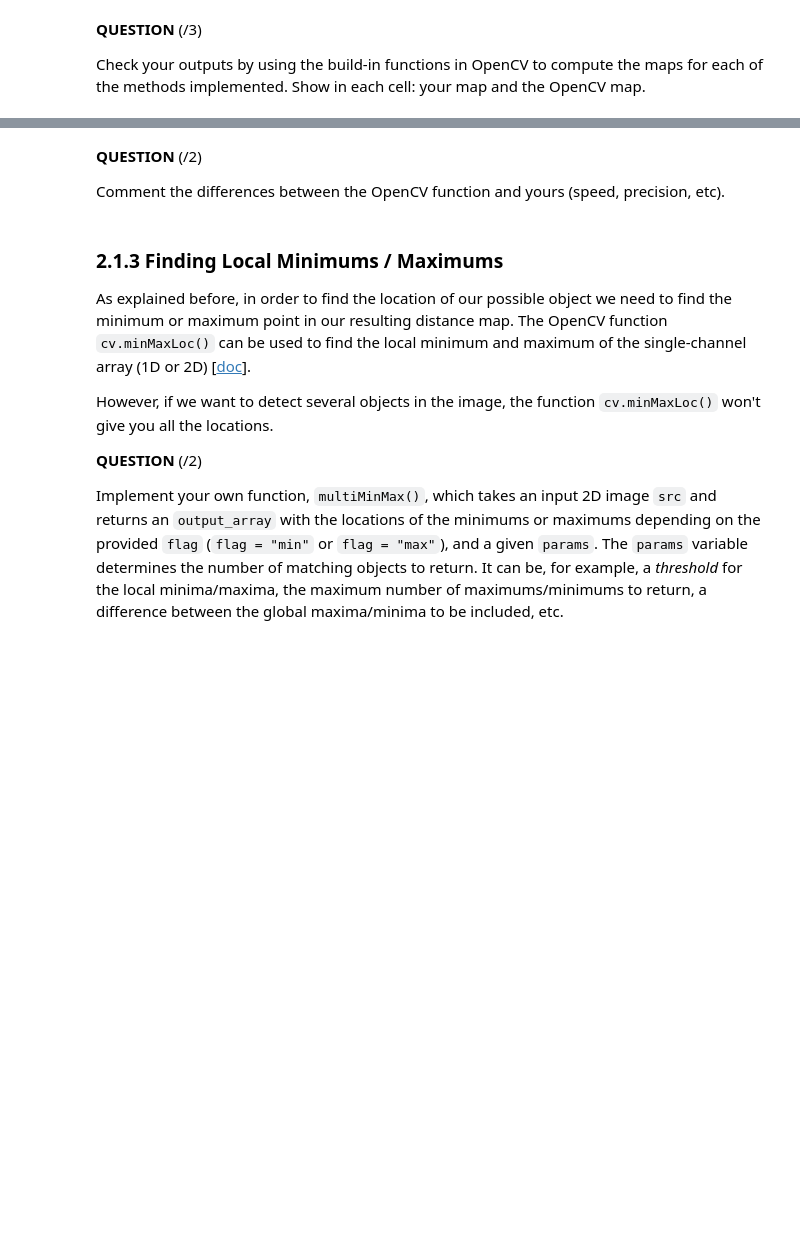
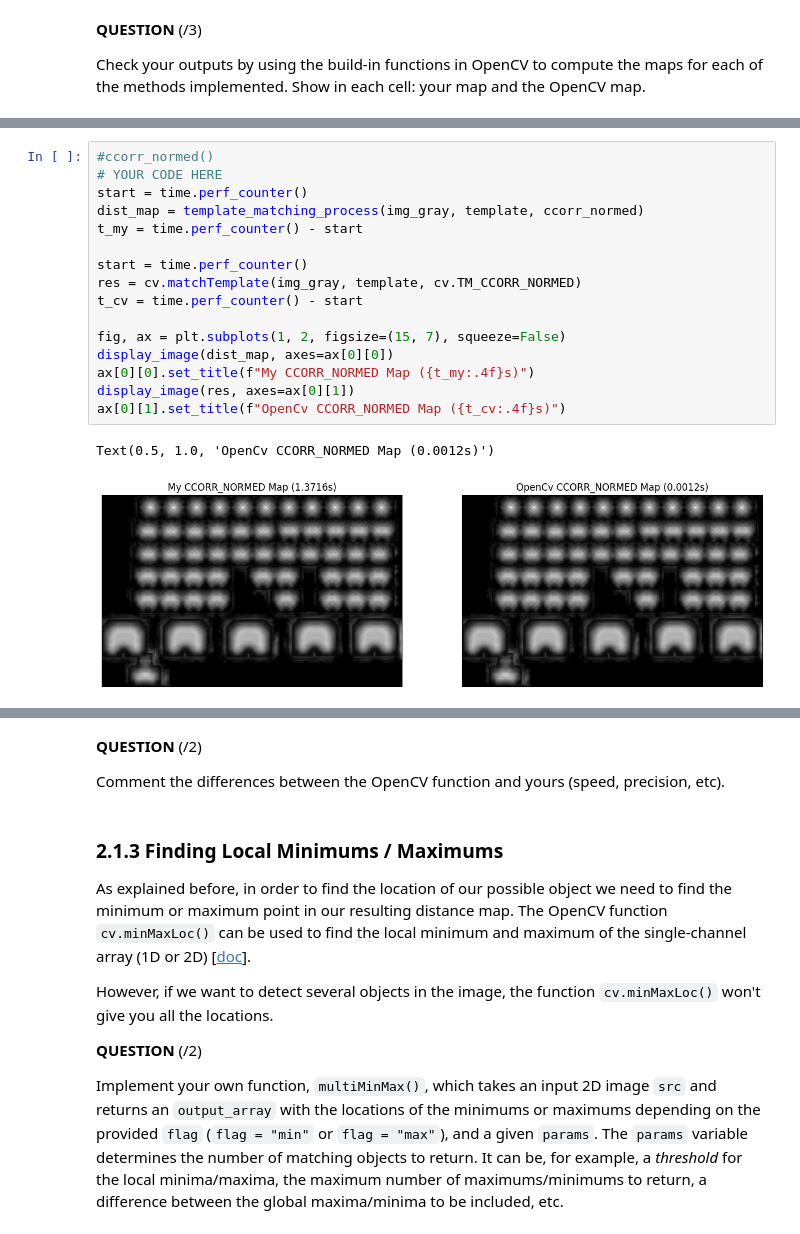
Before and after one commit to JulienErblandEPFL/Img_processing_lab1, a Jupyter notebook: Lab2/notebook/02_object_detection_and_recognition_2025.ipynb, the cells around one changed output, grey strips where cells are left out. Cells and saved outputs as stored; diff of their text form; blank space fills up the shorter version.

```diff
--- a/Lab2/notebook/02_object_detection_and_recognition_2025.ipynb
+++ b/Lab2/notebook/02_object_detection_and_recognition_2025.ipynb
@@ -236,0 +372,19 @@ ax[0][1].set_title("OpenCv Distance Map")
+# %%
+#ccorr_normed()
+# YOUR CODE HERE
+start = time.perf_counter()
+dist_map = template_matching_process(img_gray, template, ccorr_normed)
+t_my = time.perf_counter() - start
+
+start = time.perf_counter()
+res = cv.matchTemplate(img_gray, template, cv.TM_CCORR_NORMED)
+t_cv = time.perf_counter() - start
+
+fig, ax = plt.subplots(1, 2, figsize=(15, 7), squeeze=False)
+display_image(dist_map, axes=ax[0][0])
+ax[0][0].set_title(f"My CCORR_NORMED Map ({t_my:.4f}s)")
+display_image(res, axes=ax[0][1])
+ax[0][1].set_title(f"OpenCv CCORR_NORMED Map ({t_cv:.4f}s)")
+# %% [output]
+Text(0.5, 1.0, 'OpenCv CCORR_NORMED Map (0.0012s)')
+[figure, added]
```
Also changed, not shown: parts of 18 cells of this notebook.
